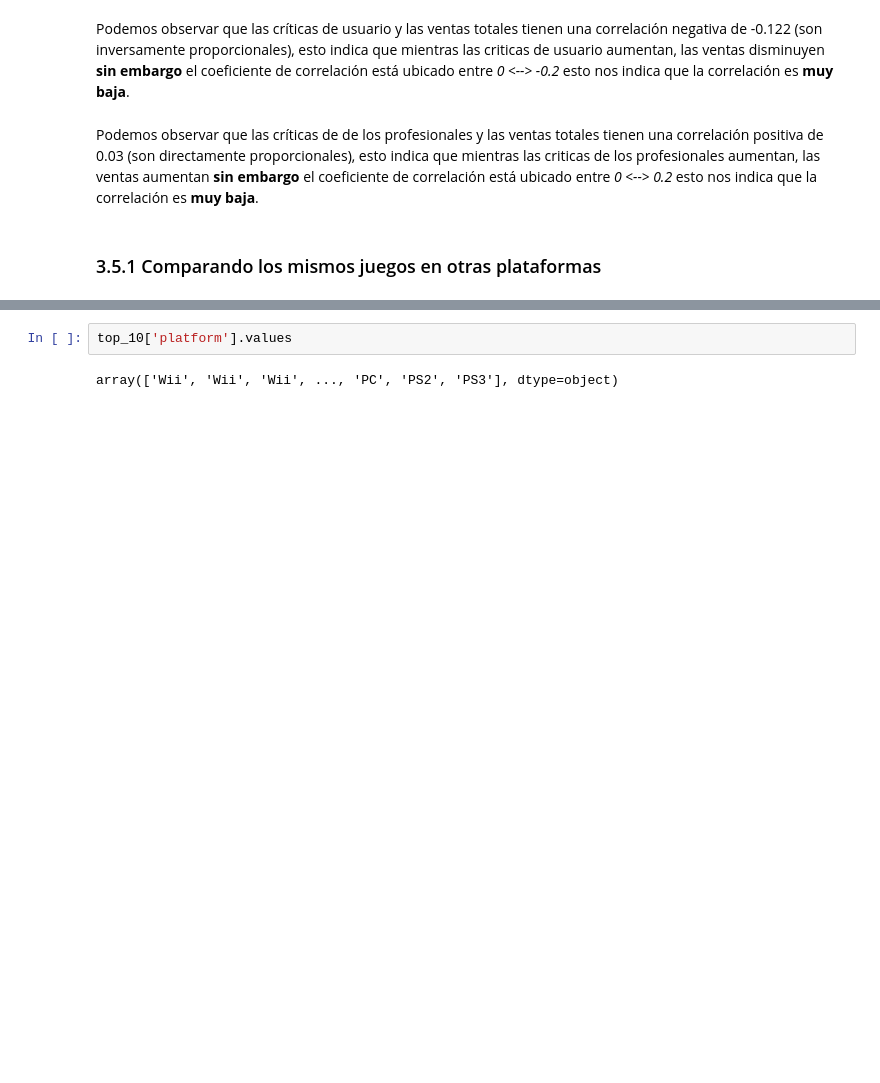
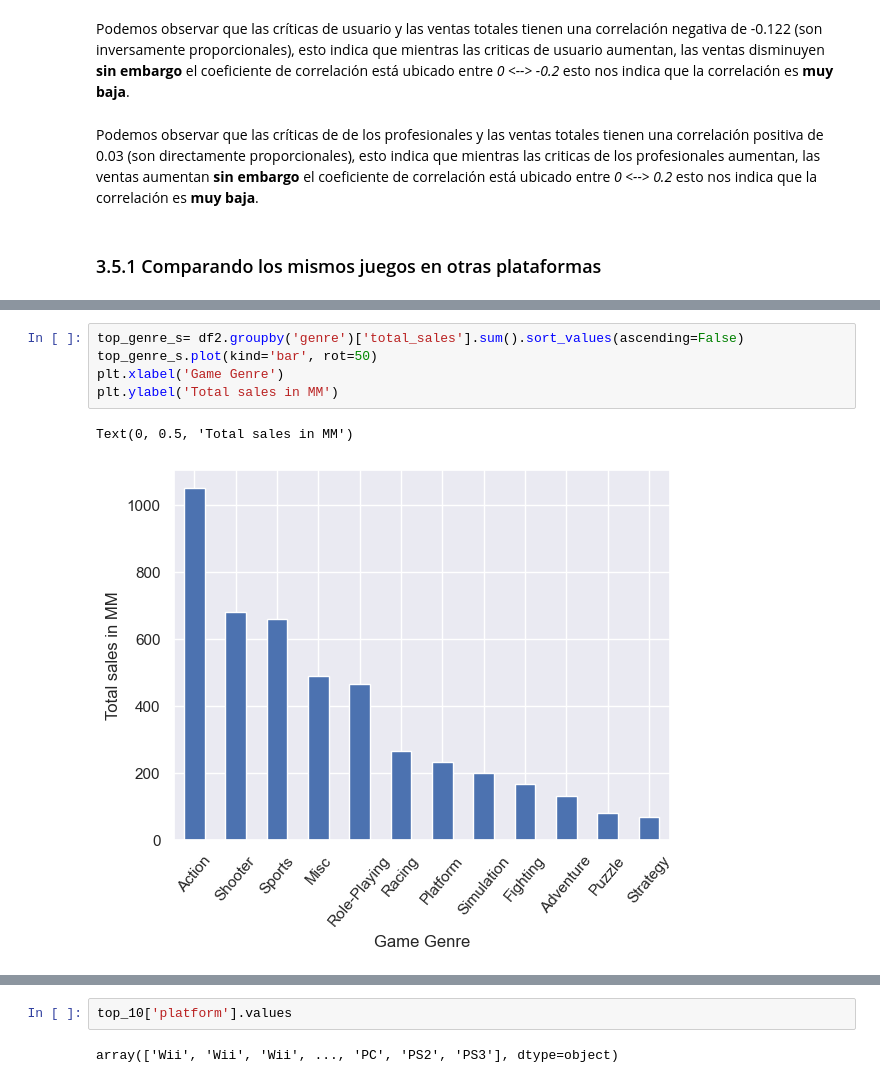
Before and after one commit to OmiHdz/project_s6, a Jupyter notebook: project_s6.ipynb, the cells around one changed output, grey strips where cells are left out. Cells and saved outputs as stored; diff of their text form; blank space fills up the shorter version.

```diff
--- a/project_s6.ipynb
+++ b/project_s6.ipynb
@@ -963,0 +1172,8 @@ comp.head()
+# %%
+top_genre_s= df2.groupby('genre')['total_sales'].sum().sort_values(ascending=False)
+top_genre_s.plot(kind='bar', rot=50)
+plt.xlabel('Game Genre')
+plt.ylabel('Total sales in MM')
+# %% [output]
+Text(0, 0.5, 'Total sales in MM')
+[figure, added]
```
Also changed, not shown: parts of 30 cells of this notebook.
